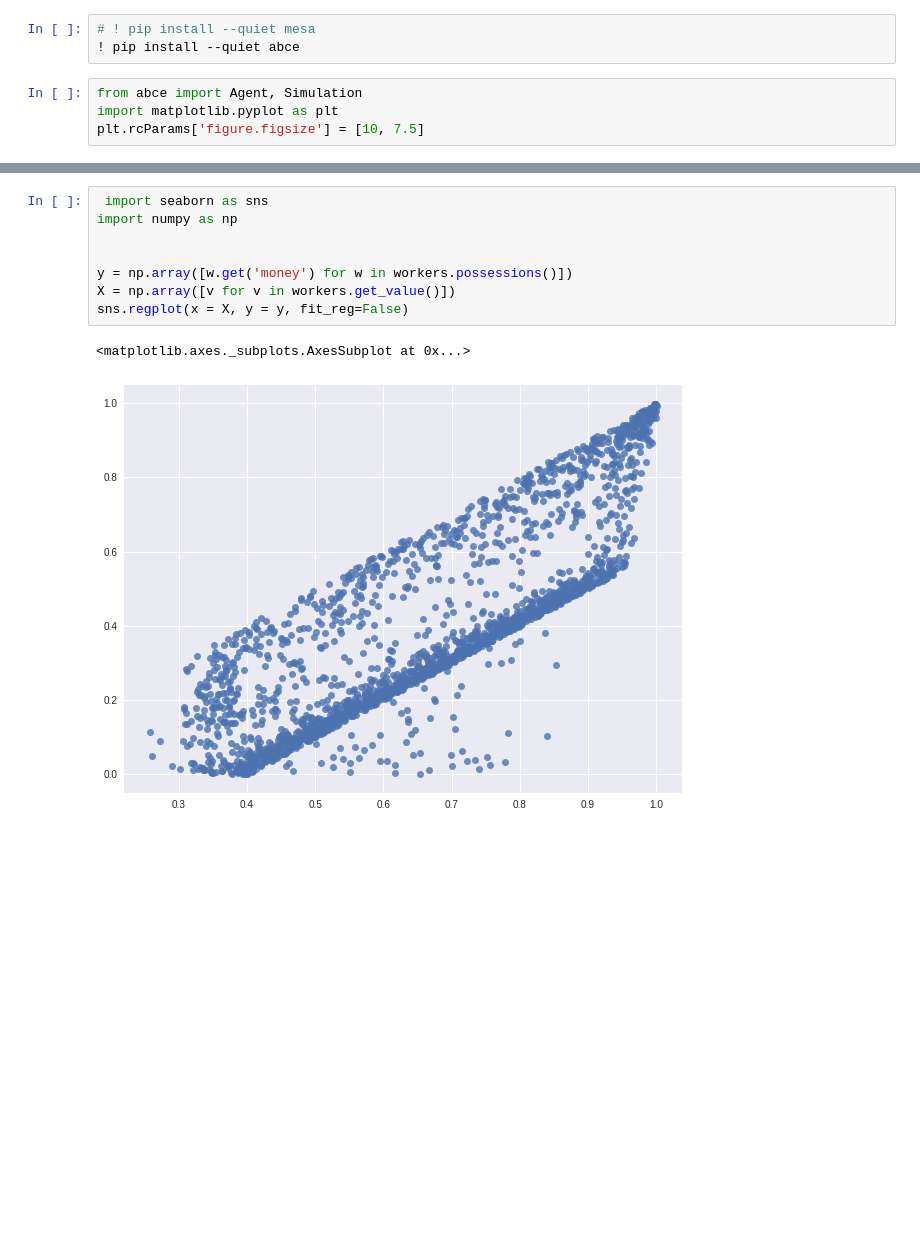
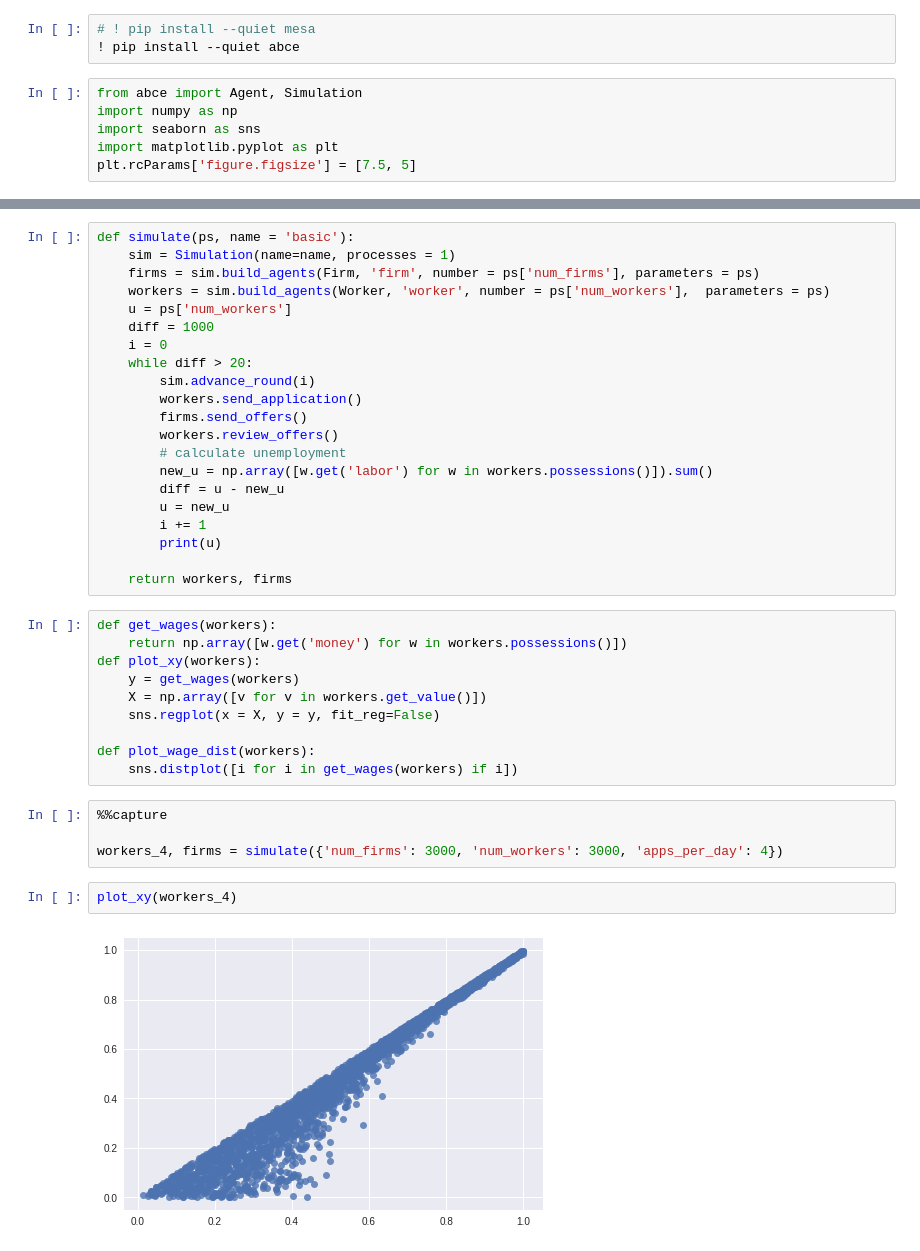
Before and after one commit to nandanrao/perceived-bargaining, a Jupyter notebook: Untitled.ipynb, the cells around one changed output, grey strips where cells are left out. Saved outputs shown, nothing was run; the diff lists cells and outputs as text; blank space fills up the shorter version.

Commit message:
simulations with uniform search

```diff
--- a/Untitled.ipynb
+++ b/Untitled.ipynb
@@ -3,8 +3,10 @@
 ! pip install --quiet abce
 # %%
 from abce import Agent, Simulation
+import numpy as np
+import seaborn as sns
 import matplotlib.pyplot as plt
-plt.rcParams['figure.figsize'] = [10, 7.5]
+plt.rcParams['figure.figsize'] = [7.5, 5]
 # %%
 from random import randrange
 
@@ -129,11 +79,39 @@ Round4
+# %%
+def simulate(ps, name = 'basic'):
+    sim = Simulation(name=name, processes = 1)
+    firms = sim.build_agents(Firm, 'firm', number = ps['num_firms'], parameters = ps)
+    workers = sim.build_agents(Worker, 'worker', number = ps['num_workers'],  parameters = ps)
+    u = ps['num_workers']
+    diff = 1000
+    i = 0
+    while diff > 20:
+        sim.advance_round(i)
+        workers.send_application()
+        firms.send_offers()
+        workers.review_offers()
+        # calculate unemployment
+        new_u = np.array([w.get('labor') for w in workers.possessions()]).sum()
+        diff = u - new_u
+        u = new_u
+        i += 1
+        print(u)
+
+    return workers, firms
 # %%
- import seaborn as sns
-import numpy as np
+def get_wages(workers):
+    return np.array([w.get('money') for w in workers.possessions()])
+def plot_xy(workers):
+    y = get_wages(workers)
+    X = np.array([v for v in workers.get_value()])
+    sns.regplot(x = X, y = y, fit_reg=False)
 
-
-y = np.array([w.get('money') for w in workers.possessions()])
-X = np.array([v for v in workers.get_value()])
-sns.regplot(x = X, y = y, fit_reg=False)
+def plot_wage_dist(workers):
+    sns.distplot([i for i in get_wages(workers) if i])
-# %% [output]
-<matplotlib.axes._subplots.AxesSubplot at 0x...>
-[figure, removed]
+# %%
+%%capture
+
+workers_4, firms = simulate({'num_firms': 3000, 'num_workers': 3000, 'apps_per_day': 4})
+# %%
+plot_xy(workers_4)
+# %% [output]
+[figure, added]
```
Also changed, not shown: parts of 5 cells of this notebook, 19 other files.
